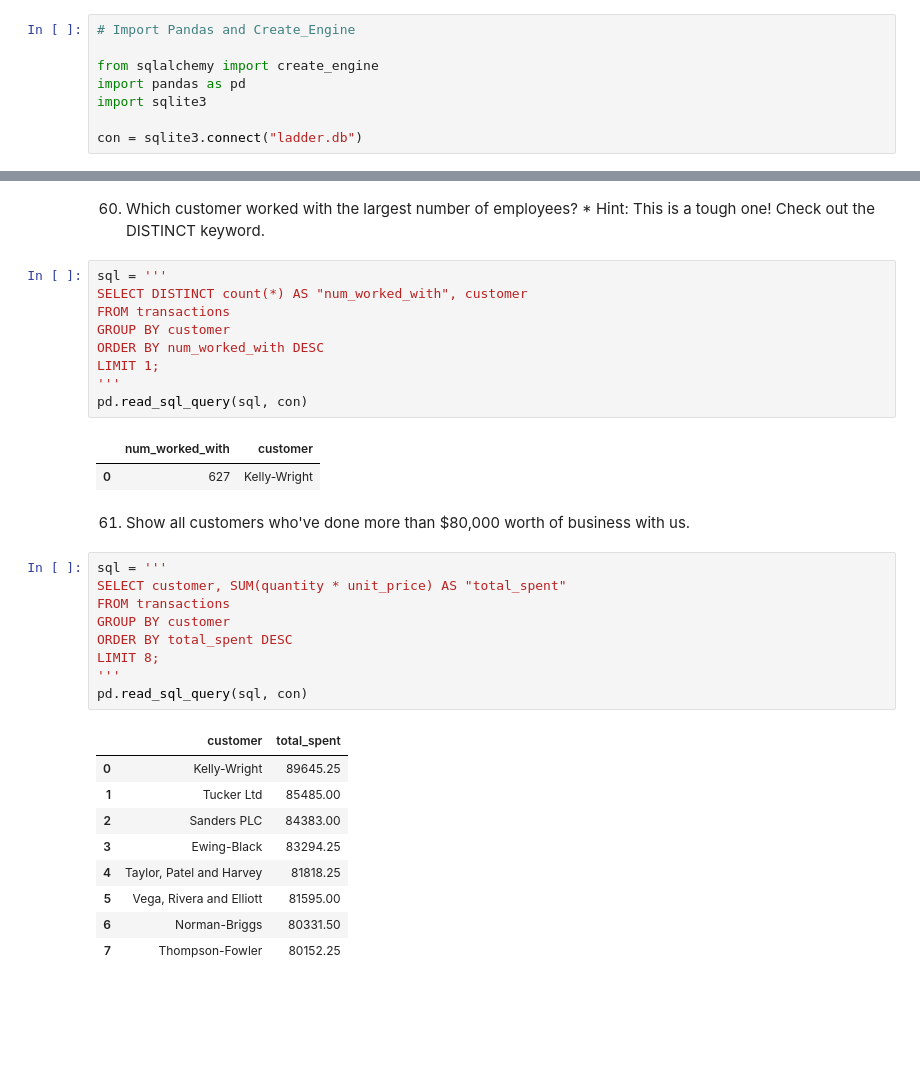
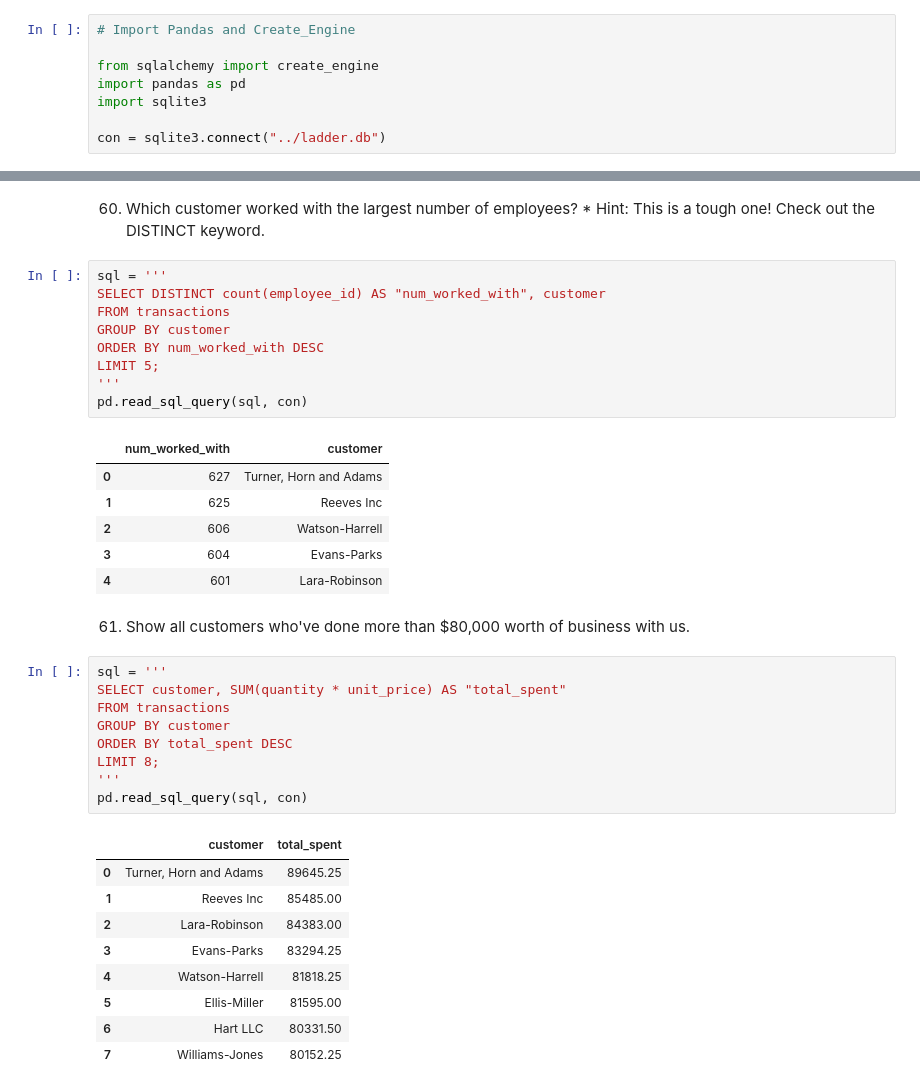
Before and after one commit to iamkkdev/sqlladder, a Jupyter notebook: code/Summary_Statistics.ipynb, the cells around one changed output, grey strips where cells are left out. Drawn from its saved outputs; the diff is of its cells as text; blank space fills up the shorter version.

```diff
--- a/Summary_Statistics.ipynb
+++ b/code/Summary_Statistics.ipynb
@@ -52,7 +52,7 @@ from sqlalchemy import create_engine
 import pandas as pd
 import sqlite3
 
-con = sqlite3.connect("ladder.db")
+con = sqlite3.connect("../ladder.db")
 # %% [markdown]
 32) How many rows are in the pets
 # %%
@@ -480,16 +482,20 @@ pd.read_sql_query(sql, con)
 60) Which customer worked with the largest number of employees? * Hint: This is a tough one! Check out the DISTINCT keyword.
 # %%
 sql = '''
-SELECT DISTINCT count(*) AS "num_worked_with", customer
+SELECT DISTINCT count(employee_id) AS "num_worked_with", customer
 FROM transactions
 GROUP BY customer
 ORDER BY num_worked_with DESC
-LIMIT 1;
+LIMIT 5;
 '''
 pd.read_sql_query(sql, con)
 # %% [output]
 |  | num_worked_with | customer |
-| 0 | 627 | Kelly-Wright |
+| 0 | 627 | Turner, Horn and Adams |
+| 1 | 625 | Reeves Inc |
+| 2 | 606 | Watson-Harrell |
+| 3 | 604 | Evans-Parks |
+| 4 | 601 | Lara-Robinson |
 # %% [markdown]
 61) Show all customers who've done more than $80,000 worth of business with us.
 # %%
@@ -503,11 +509,11 @@ LIMIT 8;
 pd.read_sql_query(sql, con)
 # %% [output]
 |  | customer | total_spent |
-| 0 | Kelly-Wright | 89645.25 |
-| 1 | Tucker Ltd | 85485.00 |
-| 2 | Sanders PLC | 84383.00 |
-| 3 | Ewing-Black | 83294.25 |
-| 4 | Taylor, Patel and Harvey | 81818.25 |
-| 5 | Vega, Rivera and Elliott | 81595.00 |
-| 6 | Norman-Briggs | 80331.50 |
-| 7 | Thompson-Fowler | 80152.25 |
+| 0 | Turner, Horn and Adams | 89645.25 |
+| 1 | Reeves Inc | 85485.00 |
+| 2 | Lara-Robinson | 84383.00 |
+| 3 | Evans-Parks | 83294.25 |
+| 4 | Watson-Harrell | 81818.25 |
+| 5 | Ellis-Miller | 81595.00 |
+| 6 | Hart LLC | 80331.50 |
+| 7 | Williams-Jones | 80152.25 |
```
Also changed, not shown: parts of 10 cells of this notebook, 5 other files.
